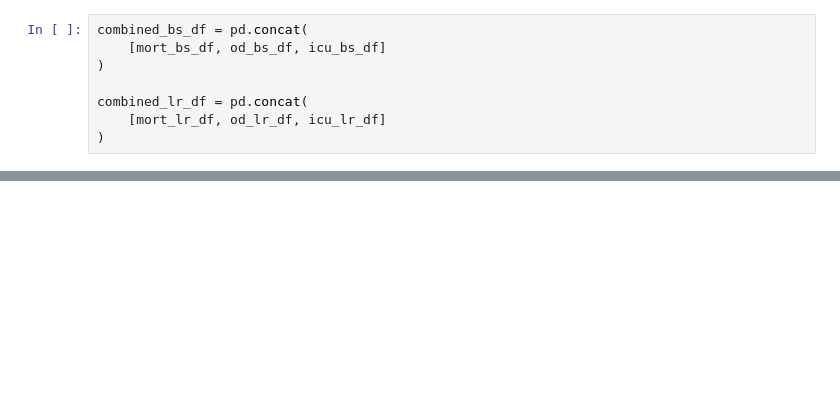
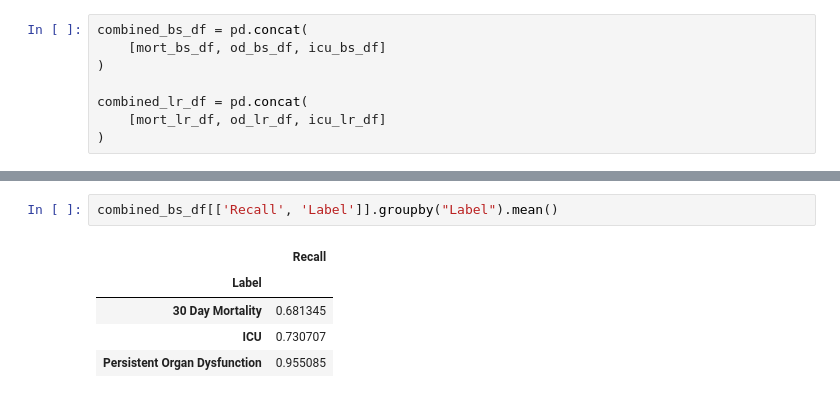
Before and after one commit to InfectionMedicineProteomics/DigitalFamilyAnalysis, a Jupyter notebook: 3_clinical_digital_family/3_clinical_data_df_metrics.ipynb, the cells around one changed output, grey strips where cells are left out. Drawn from its saved outputs; the diff is of its cells as text; blank space fills up the shorter version.

```diff
--- a/3_clinical_digital_family/3_clinical_data_df_metrics.ipynb
+++ b/3_clinical_digital_family/3_clinical_data_df_metrics.ipynb
@@ -464,0 +441,8 @@ fig.savefig("3_clinical_data_df_metrics.pdf", bbox_inches="tight", dpi=300, tran
+# %%
+combined_bs_df[['Recall', 'Label']].groupby("Label").mean()
+# %% [output]
+|  | Recall |
+| Label |  |
+| 30 Day Mortality | 0.681345 |
+| ICU | 0.730707 |
+| Persistent Organ Dysfunction | 0.955085 |
```
Also changed, not shown: parts of 7 cells of this notebook, 12 other files.
